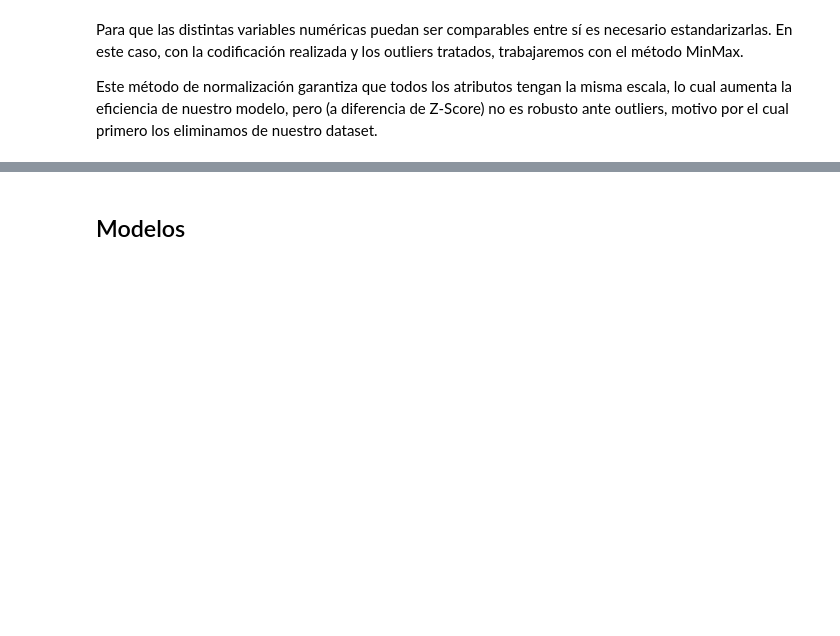
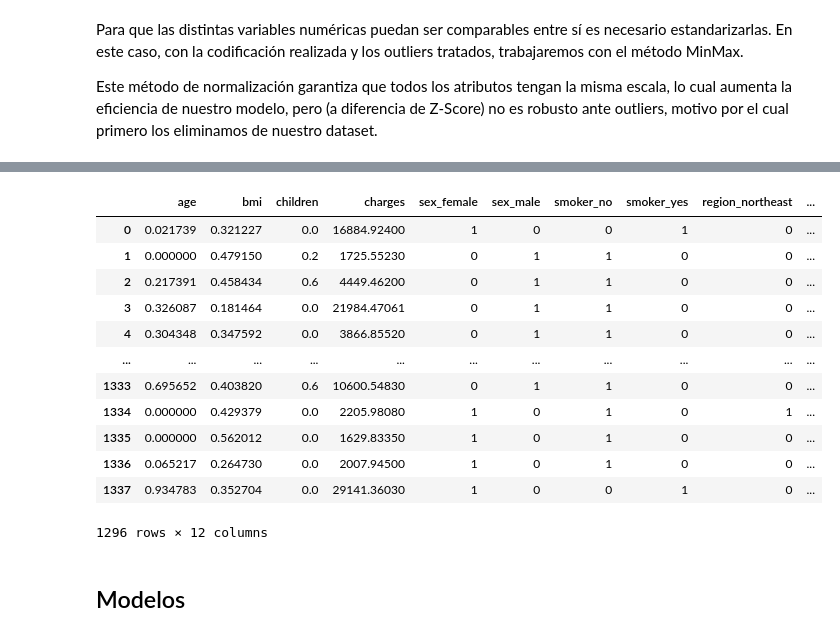
Before and after one commit to DanielIramain/aa-insurance, a Jupyter notebook: insurance_aa.ipynb, the cells around one changed output, grey strips where cells are left out. Drawn from its saved outputs; the diff is of its cells as text; code cells hidden in the pictures; blank space fills up the shorter version.

```diff
--- a/insurance_aa.ipynb
+++ b/insurance_aa.ipynb
@@ -251,5 +257,21 @@ data[col] = min_max_scaler.fit_transform(data[col])
 # Exportamos el set de datos estandarizados a CSV
 # por si lo necesitamos posteriormente
 data.to_csv('data_estandarizada.csv')
+# %%
+data
+# %% [output]
+|  | age | bmi | children | charges | sex_female | sex_male | smoker_no | smoker_yes | region_northeast | ... |
+| 0 | 0.021739 | 0.321227 | 0.0 | 16884.92400 | 1 | 0 | 0 | 1 | 0 | ... |
+| 1 | 0.000000 | 0.479150 | 0.2 | 1725.55230 | 0 | 1 | 1 | 0 | 0 | ... |
+| 2 | 0.217391 | 0.458434 | 0.6 | 4449.46200 | 0 | 1 | 1 | 0 | 0 | ... |
+| 3 | 0.326087 | 0.181464 | 0.0 | 21984.47061 | 0 | 1 | 1 | 0 | 0 | ... |
+| 4 | 0.304348 | 0.347592 | 0.0 | 3866.85520 | 0 | 1 | 1 | 0 | 0 | ... |
+| ... | ... | ... | ... | ... | ... | ... | ... | ... | ... | ... |
+| 1333 | 0.695652 | 0.403820 | 0.6 | 10600.54830 | 0 | 1 | 1 | 0 | 0 | ... |
+| 1334 | 0.000000 | 0.429379 | 0.0 | 2205.98080 | 1 | 0 | 1 | 0 | 1 | ... |
+| 1335 | 0.000000 | 0.562012 | 0.0 | 1629.83350 | 1 | 0 | 1 | 0 | 0 | ... |
+| 1336 | 0.065217 | 0.264730 | 0.0 | 2007.94500 | 1 | 0 | 1 | 0 | 0 | ... |
+| 1337 | 0.934783 | 0.352704 | 0.0 | 29141.36030 | 1 | 0 | 0 | 1 | 0 | ... |
+1296 rows × 12 columns
 # %% [markdown]
 ## Modelos
```
Also changed, not shown: parts of 14 cells of this notebook.
